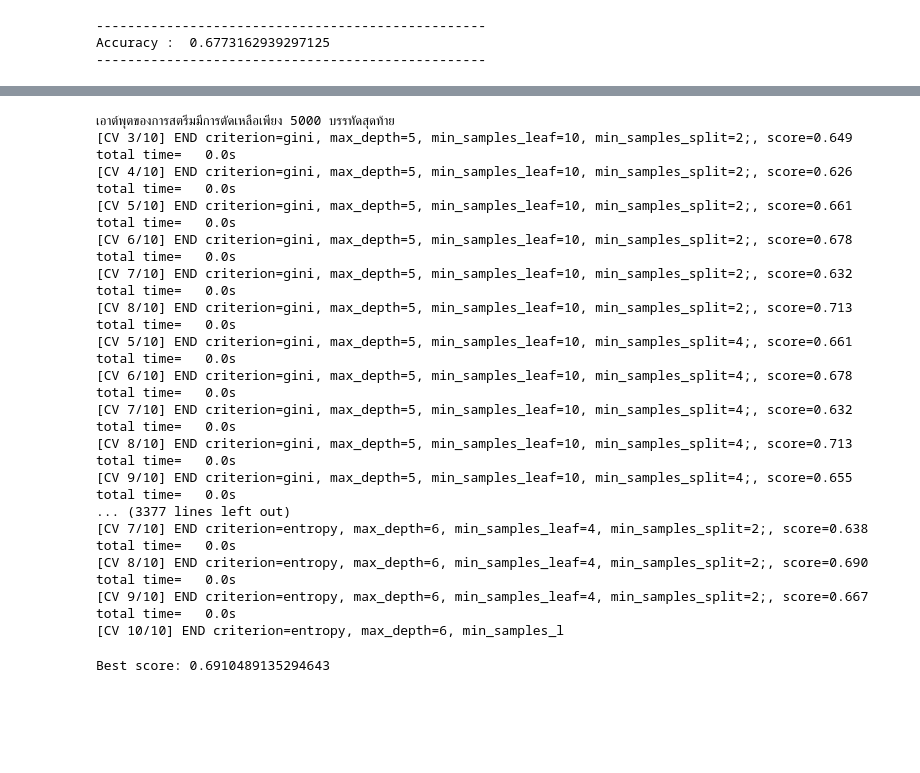
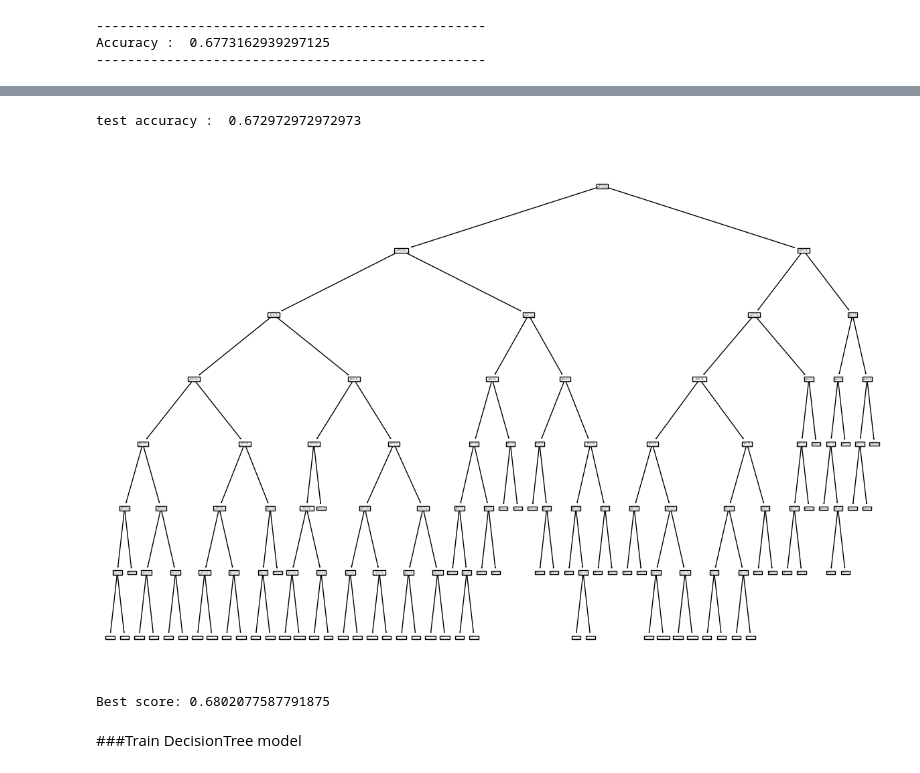
Before and after one commit to Thanatipz/BSC_DPDM23, a Jupyter notebook: Classification_proj_DPDM.ipynb, the cells around one changed output, grey strips where cells are left out. Cells and saved outputs as stored; diff of their text form; code cells hidden in the pictures; blank space fills up the shorter version.

```diff
--- a/Classification_proj_DPDM.ipynb
+++ b/Classification_proj_DPDM.ipynb
@@ -961,44 +774,31 @@ weighted avg       0.72      0.72      0.72       436
-# %%
-# Define the parameter grid to search over
-parameters_dt ={
-      'max_depth': [2, 3, 4, 5, 6, 7, 8, 9, 10],
-      'criterion' : ['gini', 'entropy'],
-      'min_samples_leaf': [2,3,4,5,7,10],
-      'min_samples_split': [2,3,4,5,7,10]}
-
-# Define
-clf1 = DecisionTreeClassifier(random_state=1)
-
-# Create a GridSearchCV object with 10-fold cross-validation
-grid_dt1 =  GridSearchCV(estimator=clf1,
-                           param_grid=parameters_dt,
-                           cv=10, n_jobs=-1, verbose=3,scoring = "accuracy")
-# Fit the grid search object to the data // หาพารามิเตอร์ที่ดีที่สุด เเล้วใช้  cross-va
-# %%
-%%time
-# Fit the GridSearchCV object to the training data
-grid_dt1.fit(X_train, y_train)
-# Print the best hyperparameters
-print("Best hyperparameters: ", grid_dt1.best_params_)
-# %% [output]
-เอาต์พุตของการสตรีมมีการตัดเหลือเพียง 5000 บรรทัดสุดท้าย
-[CV 3/10] END criterion=gini, max_depth=5, min_samples_leaf=10, min_samples_split=2;, score=0.649 total time=   0.0s
-[CV 4/10] END criterion=gini, max_depth=5, min_samples_leaf=10, min_samples_split=2;, score=0.626 total time=   0.0s
-[CV 5/10] END criterion=gini, max_depth=5, min_samples_leaf=10, min_samples_split=2;, score=0.661 total time=   0.0s
-[CV 6/10] END criterion=gini, max_depth=5, min_samples_leaf=10, min_samples_split=2;, score=0.678 total time=   0.0s
-[CV 7/10] END criterion=gini, max_depth=5, min_samples_leaf=10, min_samples_split=2;, score=0.632 total time=   0.0s
-[CV 8/10] END criterion=gini, max_depth=5, min_samples_leaf=10, min_samples_split=2;, score=0.713 total time=   0.0s
-[CV 5/10] END criterion=gini, max_depth=5, min_samples_leaf=10, min_samples_split=4;, score=0.661 total time=   0.0s
-[CV 6/10] END criterion=gini, max_depth=5, min_samples_leaf=10, min_samples_split=4;, score=0.678 total time=   0.0s
-[CV 7/10] END criterion=gini, max_depth=5, min_samples_leaf=10, min_samples_split=4;, score=0.632 total time=   0.0s
-[CV 8/10] END criterion=gini, max_depth=5, min_samples_leaf=10, min_samples_split=4;, score=0.713 total time=   0.0s
-[CV 9/10] END criterion=gini, max_depth=5, min_samples_leaf=10, min_samples_split=4;, score=0.655 total time=   0.0s
-... (3377 lines left out)
-[CV 7/10] END criterion=entropy, max_depth=6, min_samples_leaf=4, min_samples_split=2;, score=0.638 total time=   0.0s
-[CV 8/10] END criterion=entropy, max_depth=6, min_samples_leaf=4, min_samples_split=2;, score=0.690 total time=   0.0s
-[CV 9/10] END criterion=entropy, max_depth=6, min_samples_leaf=4, min_samples_split=2;, score=0.667 total time=   0.0s
-[CV 10/10] END criterion=entropy, max_depth=6, min_samples_l
-# %%
-print("Best score:", grid_search.best_score_)
-# %% [output]
-Best score: 0.6910489135294643
+# %%
+# test decison tree
+best_param = grid_dt1.best_params_
+Dtree_grid_best = DecisionTreeClassifier(criterion = best_param['criterion'],
+                                         max_depth = best_param['max_depth'],
+                                         #max_features = best_param['max_features'],
+                                         #max_leaf_nodes = best_param['max_leaf_nodes'],
+                                         min_samples_leaf = best_param['min_samples_leaf'],
+                                         min_samples_split = best_param['min_samples_split']
+                                        #  ,random_state = best_param['random_state']
+                                         )
+
+Dtree_grid_best.fit(X_train,y_train)
+
+_, ax = plt.subplots(figsize=(15,10))
+tree.plot_tree(Dtree_grid_best);
+
+y_grid_best_predict = Dtree_grid_best.predict(X_test)
+
+acc = accuracy_score(y_test, y_grid_best_predict)
+
+print('test accuracy : ', acc)
+# %% [output]
+test accuracy :  0.672972972972973
+[figure, added]
+# %%
+print("Best score:", grid_dt1.best_score_)
+# %% [output]
+Best score: 0.6802077587791875
+# %% [markdown]
+###Train DecisionTree model
```
Also changed, not shown: parts of 80 cells of this notebook.
